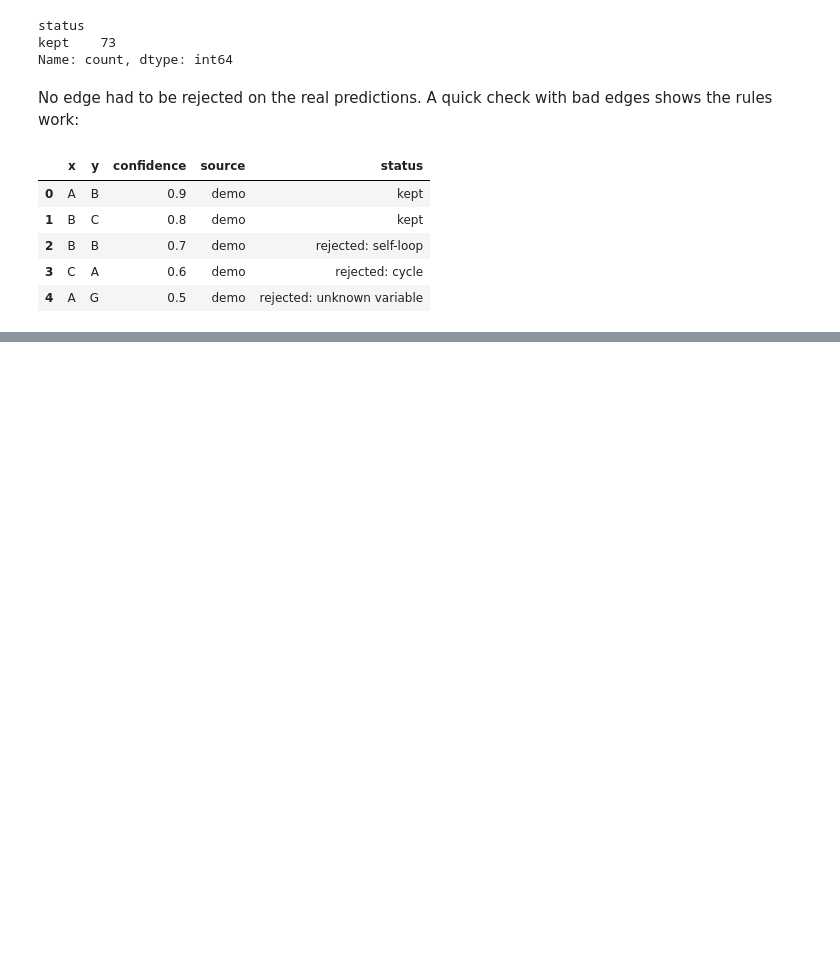
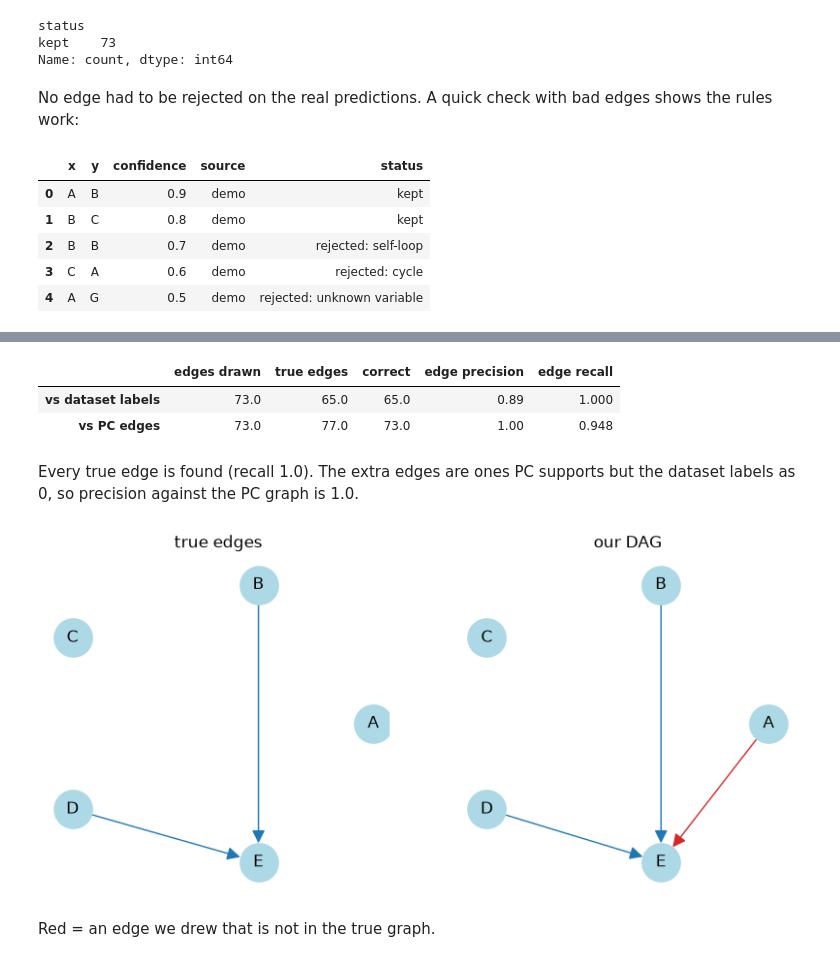
Before and after one commit to Jag2007/AI_ML_Project, a Jupyter notebook: notebooks/05_dag_bayesian_network.ipynb, the cells around one changed output, grey strips where cells are left out. Drawn from its saved outputs; the diff is of its cells as text; code cells hidden in the pictures; blank space fills up the shorter version.

Commit message:
add edge precision against labels and pc graph

```diff
--- a/notebooks/05_dag_bayesian_network.ipynb
+++ b/notebooks/05_dag_bayesian_network.ipynb
@@ -104,0 +108,40 @@ pd.DataFrame(build_dag(["A", "B", "C"], bad)[1])
+# %%
+true_edges = {pid: {(r.x, r.y) for r in direct[(direct["premise_id"] == pid) & (direct["label"] == 1)].itertuples()}
+              for pid in graphs.index}
+pc_edges = {pid: {tuple(e.split("->")) for e in graphs.loc[pid, "directed_edges"].split(";") if e}
+            for pid in graphs.index}
+
+
+def edge_scores(truth):
+    predicted = {(pid, *e) for pid, g in dags.items() for e in g.edges}
+    true = {(pid, *e) for pid, edges in truth.items() for e in edges}
+    correct = len(predicted & true)
+    return {"edges drawn": len(predicted), "true edges": len(true), "correct": correct,
+            "edge precision": correct / len(predicted), "edge recall": correct / len(true)}
+
+
+pd.DataFrame({"vs dataset labels": edge_scores(true_edges), "vs PC edges": edge_scores(pc_edges)}).T.round(3)
+# %% [output]
+|  | edges drawn | true edges | correct | edge precision | edge recall |
+| vs dataset labels | 73.0 | 65.0 | 65.0 | 0.89 | 1.000 |
+| vs PC edges | 73.0 | 77.0 | 73.0 | 1.00 | 0.948 |
+# %% [markdown]
+Every true edge is found (recall 1.0). The extra edges are ones PC supports but the dataset labels as 0, so precision
+against the PC graph is 1.0.
+# %%
+# one predicted DAG next to the truth
+pid = next(p for p in dags if dags[p].number_of_edges() >= 3 and set(dags[p].edges) != true_edges[p])
+fig, axes = plt.subplots(1, 2, figsize=(10, 4.5))
+for ax, (title, edges) in zip(axes, [("true edges", true_edges[pid]), ("our DAG", set(dags[pid].edges))]):
+    g = nx.DiGraph(list(edges))
+    g.add_nodes_from(dags[pid].nodes)
+    colors = ["tab:blue" if e in true_edges[pid] else "tab:red" for e in g.edges]
+    nx.draw_networkx(g, nx.circular_layout(sorted(g.nodes)), ax=ax, node_color="lightblue",
+                     node_size=800, edge_color=colors, arrowsize=20)
+    ax.set_title(title)
+    ax.axis("off")
+plt.show()
+# %% [output]
+[figure, added]
+# %% [markdown]
+Red = an edge we drew that is not in the true graph.
```
Also changed, not shown: parts of 1 cell of this notebook.
